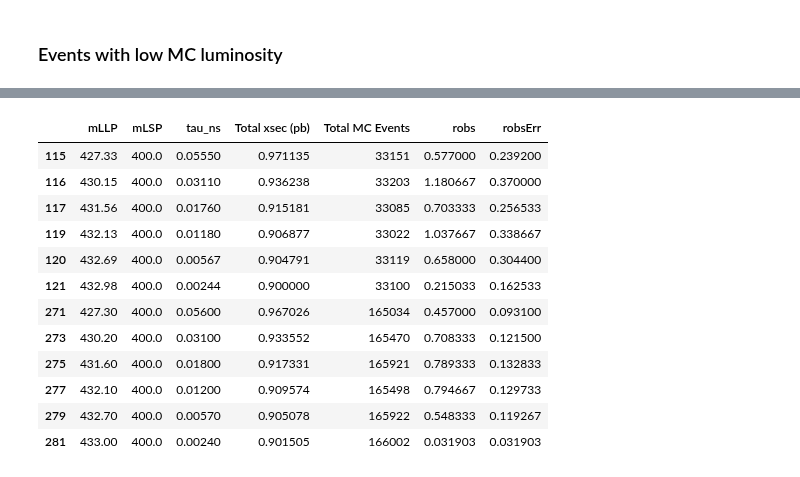
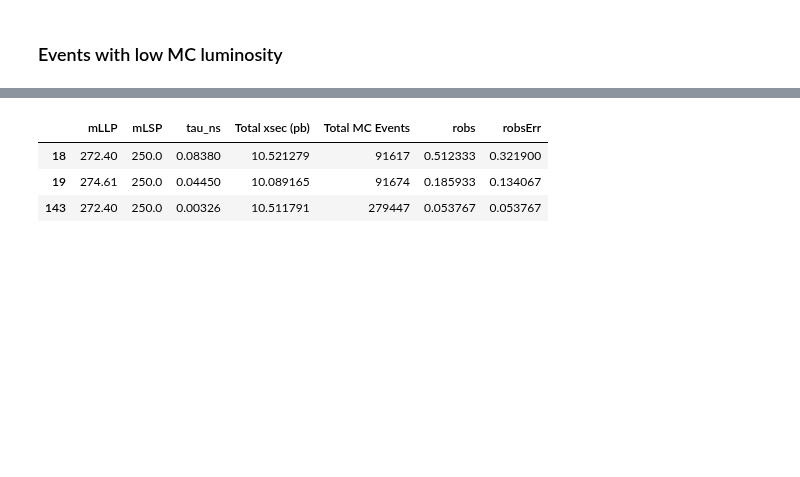
Before and after one commit to andlessa/LLP-CDFO, a Jupyter notebook: plotting/checkMCstats_ATLAS.ipynb, the cells around one changed output, grey strips where cells are left out. Cells and saved outputs as stored; diff of their text form; code cells hidden in the pictures; blank space fills up the shorter version.

```diff
--- a/plotting/checkMCstats_ATLAS.ipynb
+++ b/plotting/checkMCstats_ATLAS.ipynb
@@ -366,19 +366,10 @@ print(str(ptsIni).replace("'", ""))
 # %%
-r = recastData[(recastData['mLSP'] <= 410.0) & (recastData['mLSP'] >= 390.0) & (recastData['mLLP'] >= 426.0)]
+r = recastData[(recastData['mLSP'] < 300.0) & (recastData['mLSP'] > 200.0) & ((recastData['mLLP']-recastData['mLSP']) >= 22.0) & ((recastData['mLLP']-recastData['mLSP']) < 25.0)]
 r[['mLLP','mLSP','tau_ns','Total xsec (pb)','Total MC Events','robs','robsErr']]
 # %% [output]
 |  | mLLP | mLSP | tau_ns | Total xsec (pb) | Total MC Events | robs | robsErr |
-| 115 | 427.33 | 400.0 | 0.05550 | 0.971135 | 33151 | 0.577000 | 0.239200 |
-| 116 | 430.15 | 400.0 | 0.03110 | 0.936238 | 33203 | 1.180667 | 0.370000 |
-| 117 | 431.56 | 400.0 | 0.01760 | 0.915181 | 33085 | 0.703333 | 0.256533 |
-| 119 | 432.13 | 400.0 | 0.01180 | 0.906877 | 33022 | 1.037667 | 0.338667 |
-| 120 | 432.69 | 400.0 | 0.00567 | 0.904791 | 33119 | 0.658000 | 0.304400 |
-| 121 | 432.98 | 400.0 | 0.00244 | 0.900000 | 33100 | 0.215033 | 0.162533 |
-| 271 | 427.30 | 400.0 | 0.05600 | 0.967026 | 165034 | 0.457000 | 0.093100 |
-| 273 | 430.20 | 400.0 | 0.03100 | 0.933552 | 165470 | 0.708333 | 0.121500 |
-| 275 | 431.60 | 400.0 | 0.01800 | 0.917331 | 165921 | 0.789333 | 0.132833 |
-| 277 | 432.10 | 400.0 | 0.01200 | 0.909574 | 165498 | 0.794667 | 0.129733 |
-| 279 | 432.70 | 400.0 | 0.00570 | 0.905078 | 165922 | 0.548333 | 0.119267 |
-| 281 | 433.00 | 400.0 | 0.00240 | 0.901505 | 166002 | 0.031903 | 0.031903 |
+| 18 | 272.40 | 250.0 | 0.08380 | 10.521279 | 91617 | 0.512333 | 0.321900 |
+| 19 | 274.61 | 250.0 | 0.04450 | 10.089165 | 91674 | 0.185933 | 0.134067 |
+| 143 | 272.40 | 250.0 | 0.00326 | 10.511791 | 279447 | 0.053767 | 0.053767 |
 # %%
 (400.00, 427.33, 2.85e-02, 100941)
```
Also changed, not shown: parts of 16 cells of this notebook, 5 other files.
